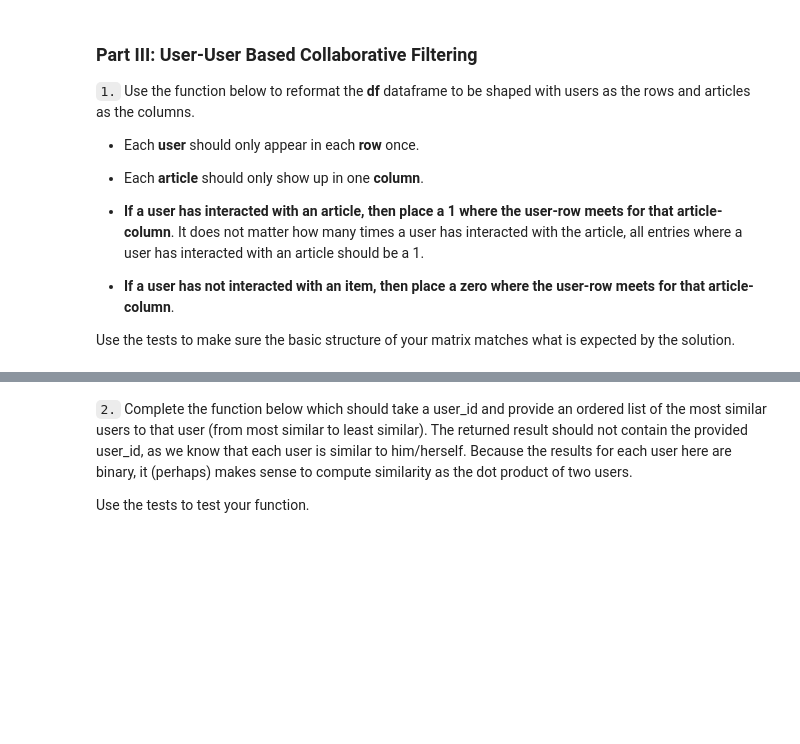
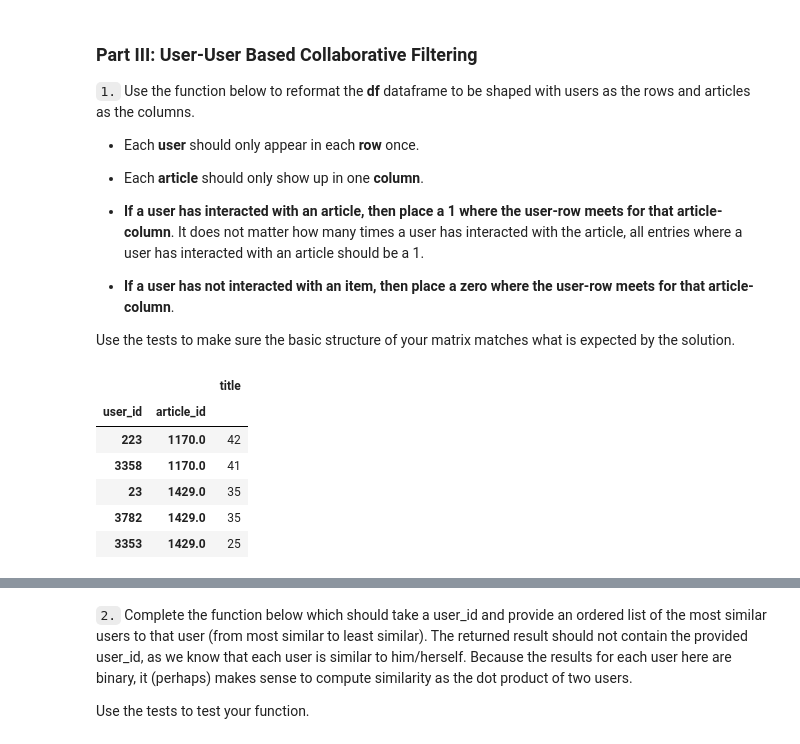
Before and after one commit to yxiang45/Recommendations_with_IBM, a Jupyter notebook: Recommendations_with_IBM.ipynb, the cells around one changed output, grey strips where cells are left out. Drawn from its saved outputs; the diff is of its cells as text; code cells hidden in the pictures; blank space fills up the shorter version.

```diff
--- a/Recommendations_with_IBM.ipynb
+++ b/Recommendations_with_IBM.ipynb
@@ -308,3 +306,13 @@ Your top_20 looks like the solution list! Nice job.
 * **If a user has not interacted with an item, then place a zero where the user-row meets for that article-column**.
 
 Use the tests to make sure the basic structure of your matrix matches what is expected by the solution.
+# %%
+df.groupby(['user_id', 'article_id']).count().sort_values('title',ascending=False).head()
+# %% [output]
+|  |  | title |
+| user_id | article_id |  |
+| 223 | 1170.0 | 42 |
+| 3358 | 1170.0 | 41 |
+| 23 | 1429.0 | 35 |
+| 3782 | 1429.0 | 35 |
+| 3353 | 1429.0 | 25 |
```
Also changed, not shown: parts of 6 cells of this notebook.
